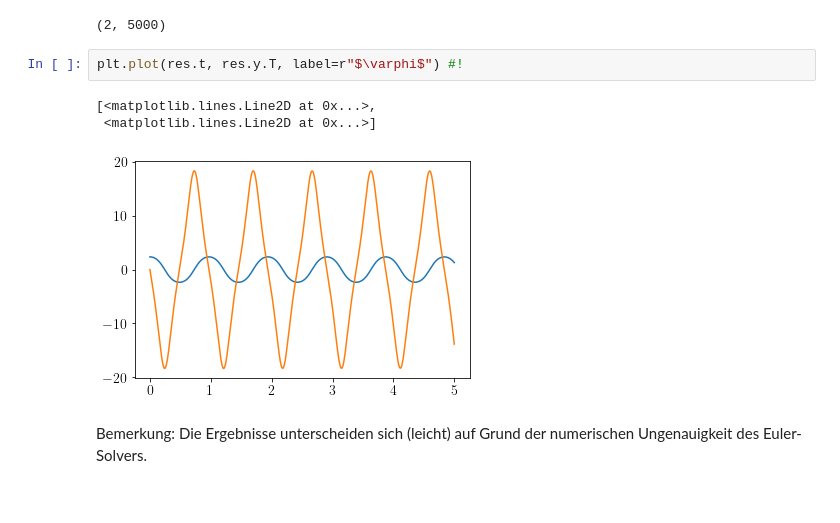
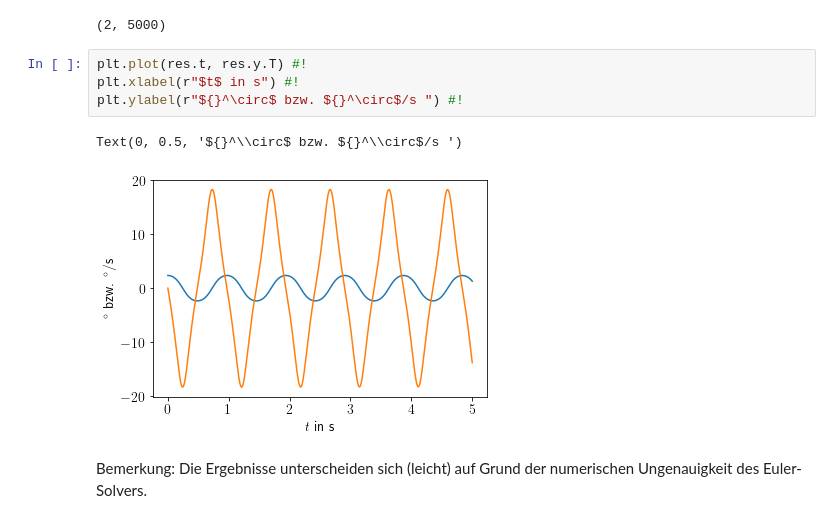
Before and after one commit to python-fuer-ingenieure/notebooks, a Jupyter notebook: kapitel_simulation.ipynb, the cells around one changed output. Cells and saved outputs as stored; diff of their text form.

```diff
--- a/kapitel_simulation.ipynb
+++ b/kapitel_simulation.ipynb
@@ -91,11 +112,12 @@ res.y.shape
 # %% [output]
 (2, 5000)
 # %%
-plt.plot(res.t, res.y.T, label=r"$\varphi$") #!
+plt.plot(res.t, res.y.T) #!
+plt.xlabel(r"$t$ in s") #!
+plt.ylabel(r"${}^\circ$ bzw. ${}^\circ$/s ") #!
 # %% [output]
-[<matplotlib.lines.Line2D at 0x...>,
- <matplotlib.lines.Line2D at 0x...>]
+Text(0, 0.5, '${}^\\circ$ bzw. ${}^\\circ$/s ')
-[figure, old version]
+[figure, new version]
 # %% [markdown]
 Bemerkung: Die Ergebnisse unterscheiden sich (leicht) auf Grund der numerischen Ungenauigkeit des Euler-Solvers.
 # %% [markdown]
```
Also changed, not shown: parts of 17 cells of this notebook.
